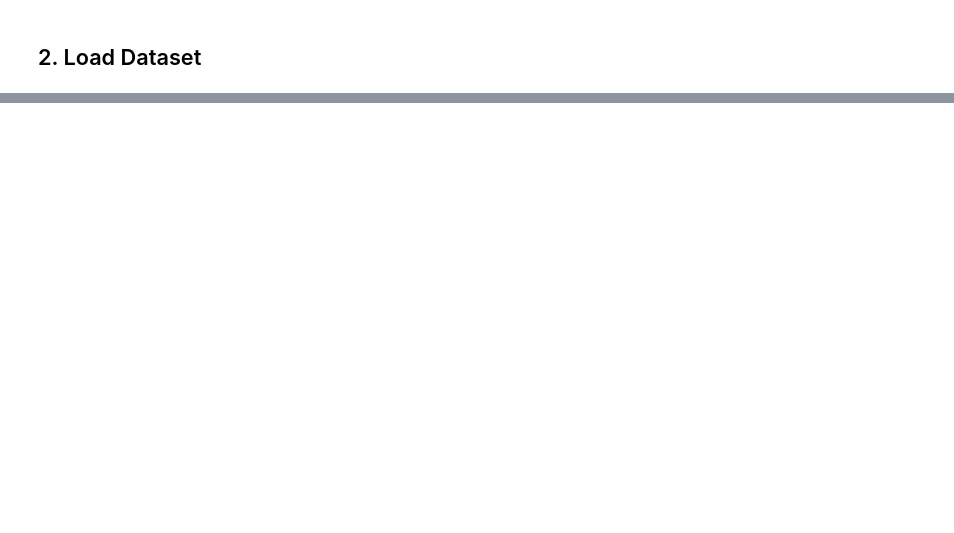
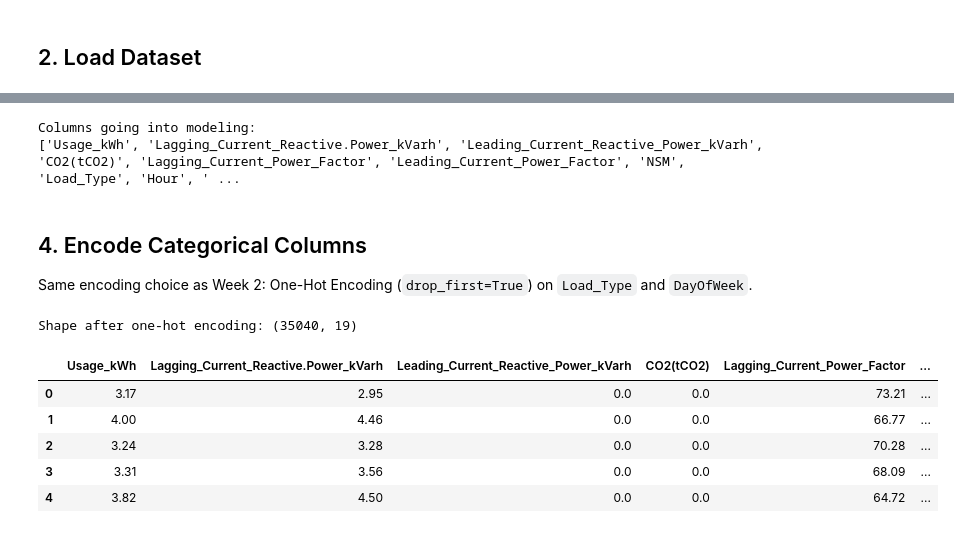
Before and after one commit to KiranAslam/ITSimplera_Institute, a Jupyter notebook: Week_03/notebooks/week3_pca.ipynb, the cells around one changed output, grey strips where cells are left out. Drawn from its saved outputs; the diff is of its cells as text; code cells hidden in the pictures; blank space fills up the shorter version.

```diff
--- a/Week_03/notebooks/week3_pca.ipynb
+++ b/Week_03/notebooks/week3_pca.ipynb
@@ -57,0 +62,27 @@ print(f"Testing shape: {X_test.shape}")
+# %%
+leak_cols = ["date", "High_Usage_Flag"]
+target_col = "Usage_kWh"
+
+model_df = df.drop(columns=leak_cols)
+print("Columns going into modeling:")
+print(list(model_df.columns))
+# %% [output]
+Columns going into modeling:
+['Usage_kWh', 'Lagging_Current_Reactive.Power_kVarh', 'Leading_Current_Reactive_Power_kVarh', 'CO2(tCO2)', 'Lagging_Current_Power_Factor', 'Leading_Current_Power_Factor', 'NSM', 'Load_Type', 'Hour', ' ...
+# %% [markdown]
+## 4. Encode Categorical Columns
+Same encoding choice as Week 2: One-Hot Encoding (`drop_first=True`) on
+`Load_Type` and `DayOfWeek`.
+# %%
+categorical_cols = ["Load_Type", "DayOfWeek"]
+model_df = pd.get_dummies(model_df, columns=categorical_cols, drop_first=True)
+print("Shape after one-hot encoding:", model_df.shape)
+model_df.head()
+# %% [output]
+Shape after one-hot encoding: (35040, 19)
+|  | Usage_kWh | Lagging_Current_Reactive.Power_kVarh | Leading_Current_Reactive_Power_kVarh | CO2(tCO2) | Lagging_Current_Power_Factor | ... |
+| 0 | 3.17 | 2.95 | 0.0 | 0.0 | 73.21 | ... |
+| 1 | 4.00 | 4.46 | 0.0 | 0.0 | 66.77 | ... |
+| 2 | 3.24 | 3.28 | 0.0 | 0.0 | 70.28 | ... |
+| 3 | 3.31 | 3.56 | 0.0 | 0.0 | 68.09 | ... |
+| 4 | 3.82 | 4.50 | 0.0 | 0.0 | 64.72 | ... |
```
Also changed, not shown: parts of 29 cells of this notebook, 2 other files.
